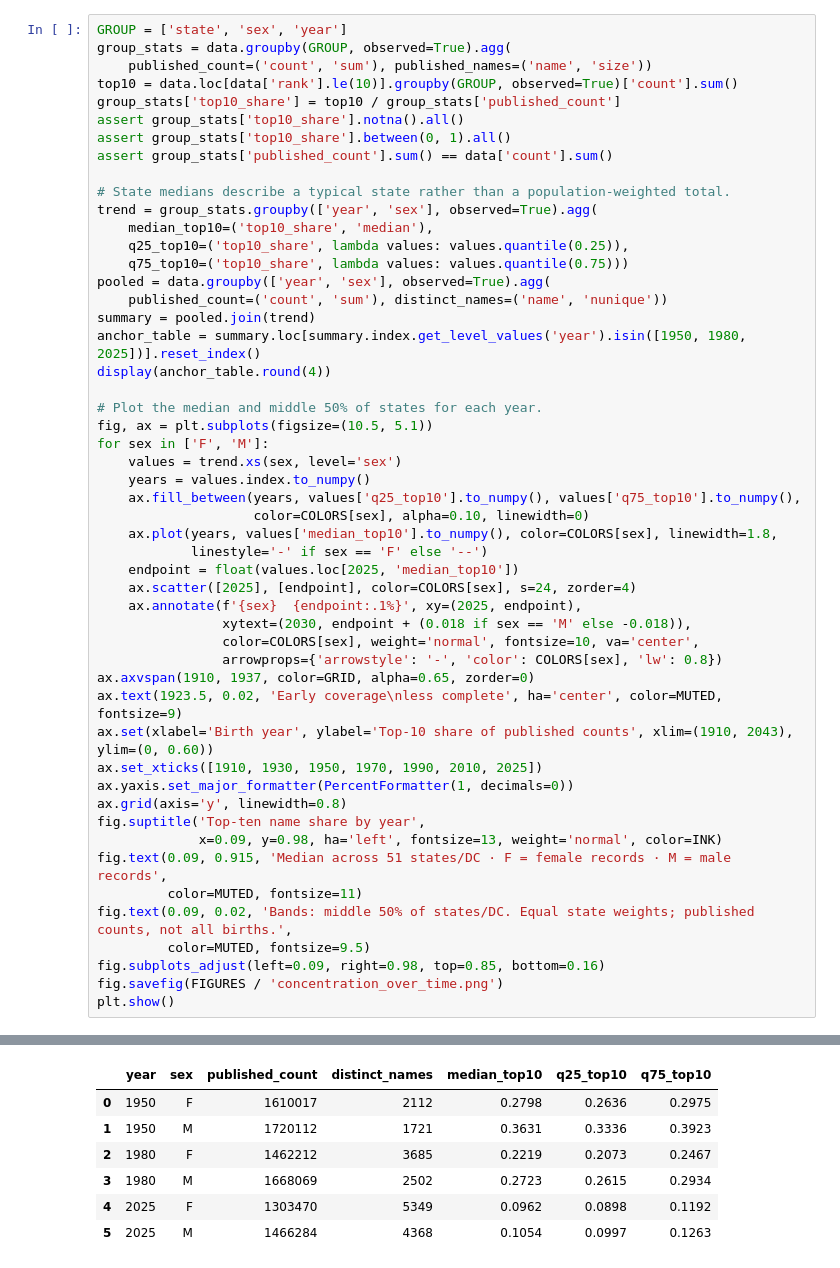
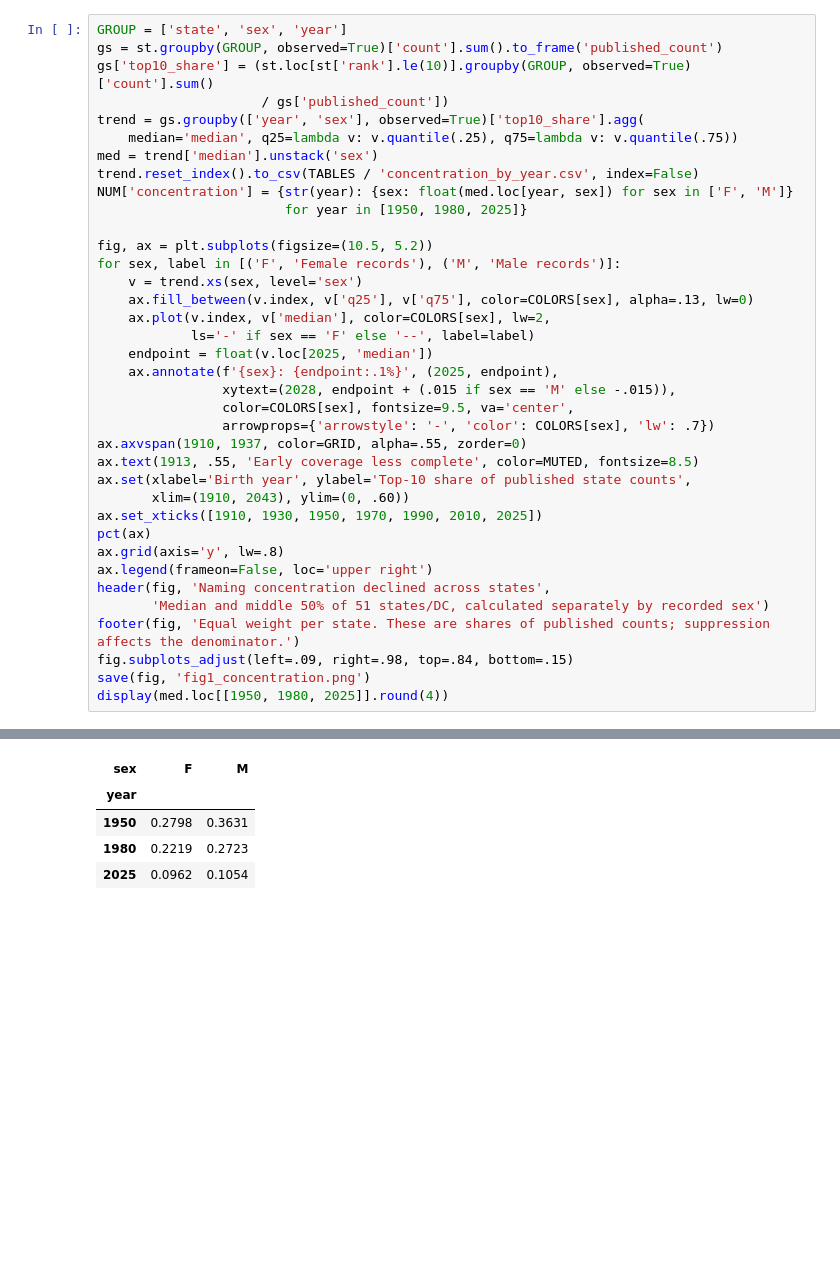
Before and after one commit to TheEternalFool/group_project_dsfm, a Jupyter notebook: notebooks/02_state_eda.ipynb, the cells around one changed output, grey strips where cells are left out. Saved outputs shown, nothing was run; the diff lists cells and outputs as text; blank space fills up the shorter version.

```diff
--- a/notebooks/02_state_eda.ipynb
+++ b/notebooks/02_state_eda.ipynb
@@ -57,52 +79,38 @@ The line is the median across 51 states/DC; the band is the interquartile range.
 # %%
 GROUP = ['state', 'sex', 'year']
-group_stats = data.groupby(GROUP, observed=True).agg(
-    published_count=('count', 'sum'), published_names=('name', 'size'))
-top10 = data.loc[data['rank'].le(10)].groupby(GROUP, observed=True)['count'].sum()
-group_stats['top10_share'] = top10 / group_stats['published_count']
-assert group_stats['top10_share'].notna().all()
-assert group_stats['top10_share'].between(0, 1).all()
-assert group_stats['published_count'].sum() == data['count'].sum()
+gs = st.groupby(GROUP, observed=True)['count'].sum().to_frame('published_count')
+gs['top10_share'] = (st.loc[st['rank'].le(10)].groupby(GROUP, observed=True)['count'].sum()
+                     / gs['published_count'])
+trend = gs.groupby(['year', 'sex'], observed=True)['top10_share'].agg(
+    median='median', q25=lambda v: v.quantile(.25), q75=lambda v: v.quantile(.75))
+med = trend['median'].unstack('sex')
+trend.reset_index().to_csv(TABLES / 'concentration_by_year.csv', index=False)
+NUM['concentration'] = {str(year): {sex: float(med.loc[year, sex]) for sex in ['F', 'M']}
+                        for year in [1950, 1980, 2025]}
 
-# State medians describe a typical state rather than a population-weighted total.
-trend = group_stats.groupby(['year', 'sex'], observed=True).agg(
-    median_top10=('top10_share', 'median'),
-    q25_top10=('top10_share', lambda values: values.quantile(0.25)),
-    q75_top10=('top10_share', lambda values: values.quantile(0.75)))
-pooled = data.groupby(['year', 'sex'], observed=True).agg(
-    published_count=('count', 'sum'), distinct_names=('name', 'nunique'))
-summary = pooled.join(trend)
-anchor_table = summary.loc[summary.index.get_level_values('year').isin([1950, 1980, 2025])].reset_index()
-display(anchor_table.round(4))
-
-# Plot the median and middle 50% of states for each year.
-fig, ax = plt.subplots(figsize=(10.5, 5.1))
-for sex in ['F', 'M']:
-    values = trend.xs(sex, level='sex')
-    years = values.index.to_numpy()
-    ax.fill_between(years, values['q25_top10'].to_numpy(), values['q75_top10'].to_numpy(),
-                    color=COLORS[sex], alpha=0.10, linewidth=0)
-    ax.plot(years, values['median_top10'].to_numpy(), color=COLORS[sex], linewidth=1.8,
-            linestyle='-' if sex == 'F' else '--')
-    endpoint = float(values.loc[2025, 'median_top10'])
-    ax.scatter([2025], [endpoint], color=COLORS[sex], s=24, zorder=4)
-    ax.annotate(f'{sex}  {endpoint:.1%}', xy=(2025, endpoint),
-                xytext=(2030, endpoint + (0.018 if sex == 'M' else -0.018)),
-                color=COLORS[sex], weight='normal', fontsize=10, va='center',
-                arrowprops={'arrowstyle': '-', 'color': COLORS[sex], 'lw': 0.8})
-ax.axvspan(1910, 1937, color=GRID, alpha=0.65, zorder=0)
-ax.text(1923.5, 0.02, 'Early coverage\nless complete', ha='center', color=MUTED, fontsize=9)
-ax.set(xlabel='Birth year', ylabel='Top-10 share of published counts', xlim=(1910, 2043), ylim=(0, 0.60))
+fig, ax = plt.subplots(figsize=(10.5, 5.2))
+for sex, label in [('F', 'Female records'), ('M', 'Male records')]:
+    v = trend.xs(sex, level='sex')
+    ax.fill_between(v.index, v['q25'], v['q75'], color=COLORS[sex], alpha=.13, lw=0)
+    ax.plot(v.index, v['median'], color=COLORS[sex], lw=2,
+            ls='-' if sex == 'F' else '--', label=label)
+    endpoint = float(v.loc[2025, 'median'])
+    ax.annotate(f'{sex}: {endpoint:.1%}', (2025, endpoint),
+                xytext=(2028, endpoint + (.015 if sex == 'M' else -.015)),
+                color=COLORS[sex], fontsize=9.5, va='center',
+                arrowprops={'arrowstyle': '-', 'color': COLORS[sex], 'lw': .7})
+ax.axvspan(1910, 1937, color=GRID, alpha=.55, zorder=0)
+ax.text(1913, .55, 'Early coverage less complete', color=MUTED, fontsize=8.5)
+ax.set(xlabel='Birth year', ylabel='Top-10 share of published state counts',
+       xlim=(1910, 2043), ylim=(0, .60))
 ax.set_xticks([1910, 1930, 1950, 1970, 1990, 2010, 2025])
-ax.yaxis.set_major_formatter(PercentFormatter(1, decimals=0))
-ax.grid(axis='y', linewidth=0.8)
-fig.suptitle('Top-ten name share by year',
-             x=0.09, y=0.98, ha='left', fontsize=13, weight='normal', color=INK)
-fig.text(0.09, 0.915, 'Median across 51 states/DC · F = female records · M = male records',
-         color=MUTED, fontsize=11)
-fig.text(0.09, 0.02, 'Bands: middle 50% of states/DC. Equal state weights; published counts, not all births.',
-         color=MUTED, fontsize=9.5)
-fig.subplots_adjust(left=0.09, right=0.98, top=0.85, bottom=0.16)
-fig.savefig(FIGURES / 'concentration_over_time.png')
-plt.show()
+pct(ax)
+ax.grid(axis='y', lw=.8)
+ax.legend(frameon=False, loc='upper right')
+header(fig, 'Naming concentration declined across states',
+       'Median and middle 50% of 51 states/DC, calculated separately by recorded sex')
+footer(fig, 'Equal weight per state. These are shares of published counts; suppression affects the denominator.')
+fig.subplots_adjust(left=.09, right=.98, top=.84, bottom=.15)
+save(fig, 'fig1_concentration.png')
+display(med.loc[[1950, 1980, 2025]].round(4))
 # %% [output]
@@ -109,7 +118,5 @@ plt.show()
-|  | year | sex | published_count | distinct_names | median_top10 | q25_top10 | q75_top10 |
-| 0 | 1950 | F | 1610017 | 2112 | 0.2798 | 0.2636 | 0.2975 |
-| 1 | 1950 | M | 1720112 | 1721 | 0.3631 | 0.3336 | 0.3923 |
-| 2 | 1980 | F | 1462212 | 3685 | 0.2219 | 0.2073 | 0.2467 |
-| 3 | 1980 | M | 1668069 | 2502 | 0.2723 | 0.2615 | 0.2934 |
-| 4 | 2025 | F | 1303470 | 5349 | 0.0962 | 0.0898 | 0.1192 |
-| 5 | 2025 | M | 1466284 | 4368 | 0.1054 | 0.0997 | 0.1263 |
+| sex | F | M |
+| year |  |  |
+| 1950 | 0.2798 | 0.3631 |
+| 1980 | 0.2219 | 0.2723 |
+| 2025 | 0.0962 | 0.1054 |
```
Also changed, not shown: parts of 18 cells of this notebook, 57 other files.
